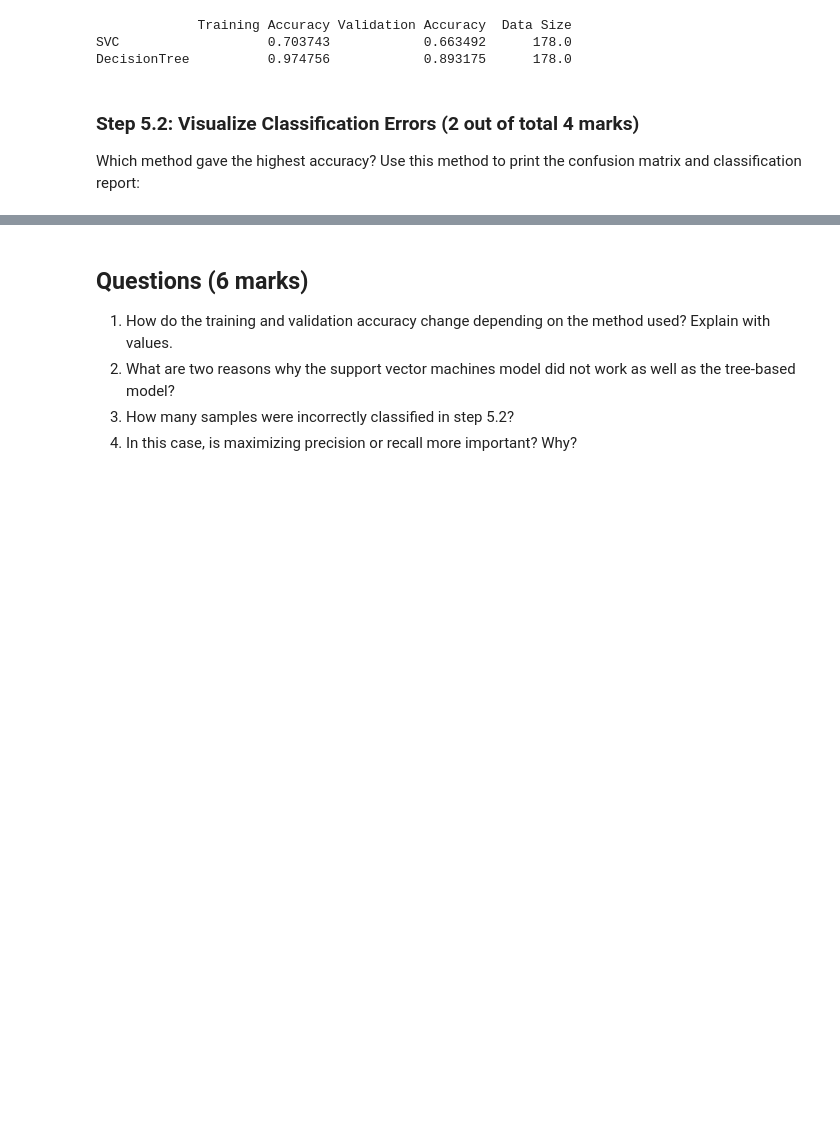
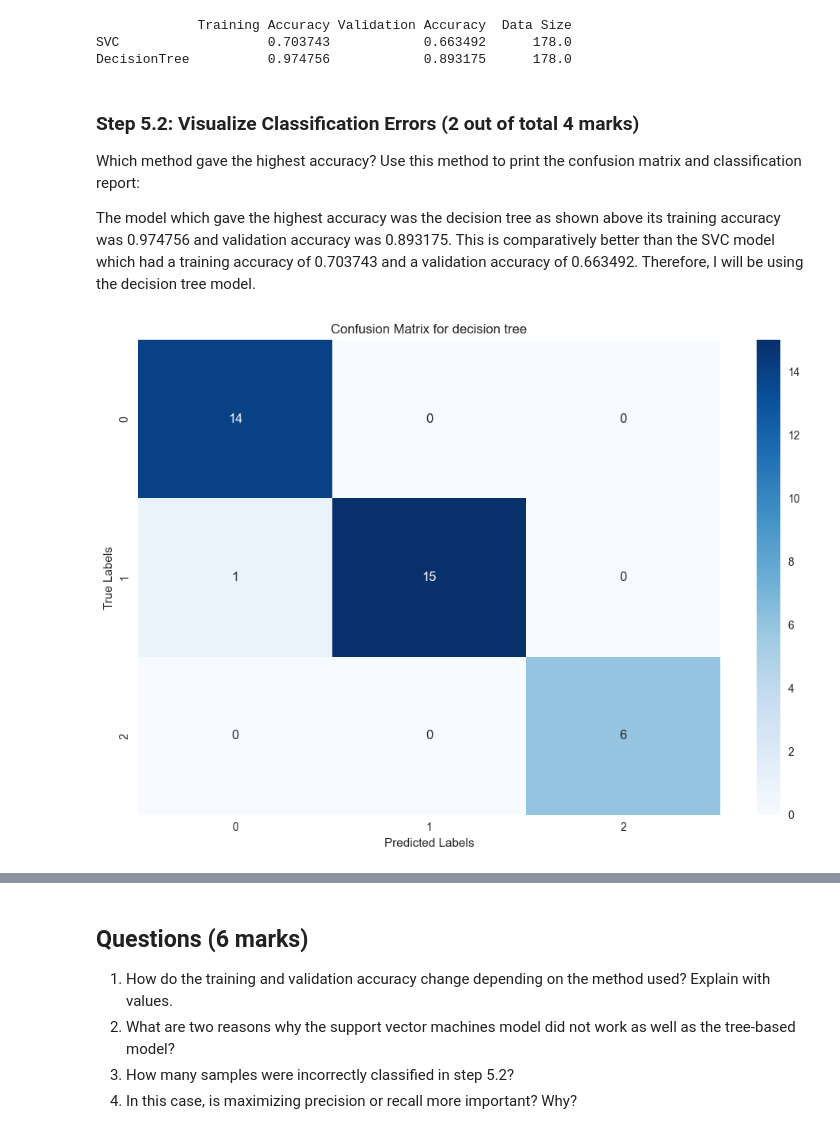
Before and after one commit to David-Rodriguez-Barrios/ENSF-444, a Jupyter notebook: Assignment3/ENSF444_Assignment3.ipynb, the cells around one changed output, grey strips where cells are left out. Cells and saved outputs as stored; diff of their text form; code cells hidden in the pictures; blank space fills up the shorter version.

```diff
--- a/Assignment3/ENSF444_Assignment3.ipynb
+++ b/Assignment3/ENSF444_Assignment3.ipynb
@@ -439,9 +439,38 @@ DecisionTree          0.974756            0.893175      178.0
 # %% [markdown]
 ### **Step 5.2:** Visualize Classification Errors  (2 out of total 4 marks)
 Which method gave the highest accuracy? Use this method to print the confusion matrix and classification report:
+
+The model which gave the highest accuracy was the decision tree as shown above its training accuracy was 0.974756 and validation accuracy was 0.893175. This is comparatively better than the SVC model which had a training accuracy of 0.703743 and a validation accuracy of 0.663492. Therefore, I will be using the decision tree model.
 # %%
 # TO DO: Implement best model
+
+dt = DecisionTreeClassifier(max_depth=3, random_state=0)
+X = wine_df.drop('target', axis=1)
+y = wine_df['target']
+
+X_train,x_test,Y_train,Y_test= train_test_split(X,y, test_size=0.2, random_state=0)
+
+dt.fit(X_train,Y_train)
+
+y_predict_dt = dt.predict(x_test)
 # %%
 # TO DO: Print confusion matrix using a heatmap
+from sklearn.metrics import confusion_matrix
+
+plt.figure(figsize=(10, 7))
+
+
+plt.title('Confusion Matrix for decision tree')
+sns.heatmap(confusion_matrix(Y_test, y_predict_dt), annot=True, cmap='Blues', fmt='g')
+plt.xlabel('Predicted Labels')
+plt.ylabel('True Labels')
+
+
+# TO DO: Print classification report
+
+plt.tight_layout()
+plt.show()
+# %% [output]
+[figure, added]
 # %%
 # TO DO: Print classification report
```
Also changed, not shown: parts of 2 cells of this notebook.
